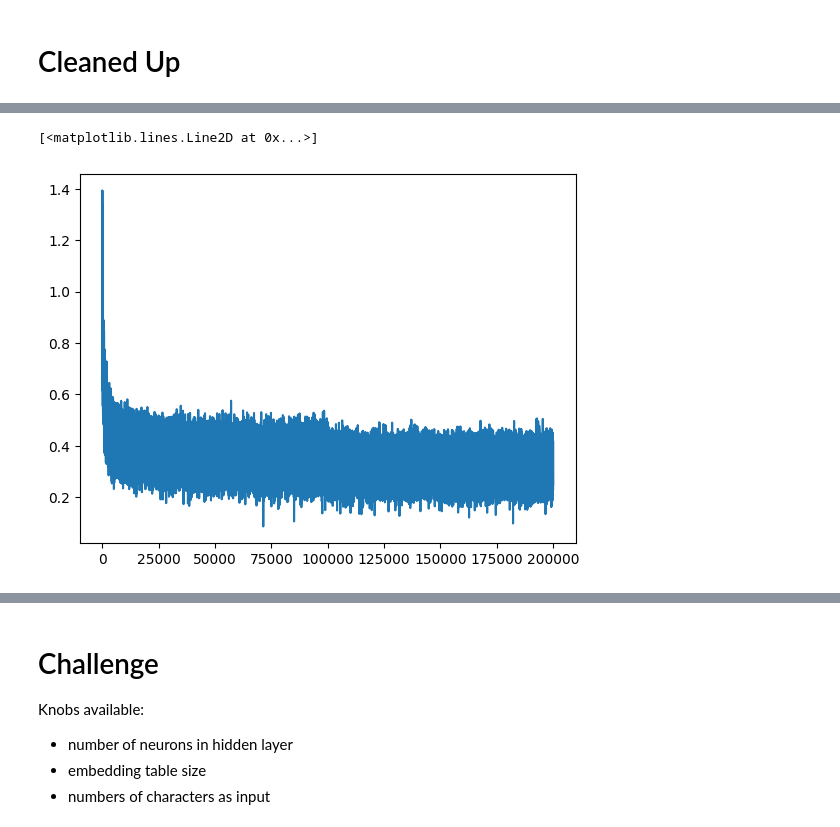
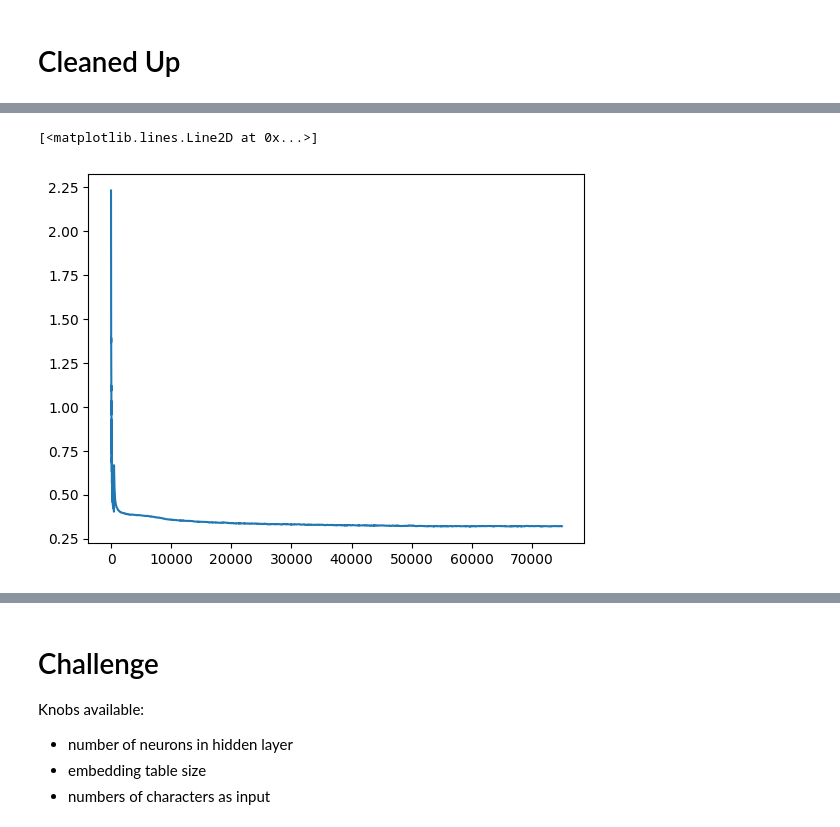
Before and after one commit to allenporter/karpathy-guides, a Jupyter notebook: makemore/makemore_mlp_pytorch.ipynb, the cells around one changed output, grey strips where cells are left out. Cells and saved outputs as stored; diff of their text form; code cells hidden in the pictures.

```diff
--- a/makemore/makemore_mlp_pytorch.ipynb
+++ b/makemore/makemore_mlp_pytorch.ipynb
@@ -70,7 +70,7 @@ random.shuffle(words)
 n1 = int(0.8*len(words))
 n2 = int(0.9*len(words))
 
-CONTEXT_SZ = 3
+CONTEXT_SZ = 5
 Xtr, Ytr = build_dataset(words[:n1], CONTEXT_SZ)
 Xdev, Ydev = build_dataset(words[n1:n2], CONTEXT_SZ)
 Xte, Yte = build_dataset(words[n2:], CONTEXT_SZ)
@@ -141,15 +167,18 @@ Xtr.shape, Ytr.shape
 # %% [markdown]
 # Cleaned Up
 # %%
-CONTEXT_SZ = 3
-EMBED_SZ = 10
-HIDDEN_LAYER_SZ = 200
+EMBED_SZ = 32
+HIDDEN_LAYER_SZ = 96
+OUTPUT_SZ = 27
 g = torch.Generator().manual_seed(2147483647)
 C = torch.randn((27, EMBED_SZ), generator=g)
+
 W1 = torch.randn((CONTEXT_SZ * EMBED_SZ, HIDDEN_LAYER_SZ), generator=g)
 b1 = torch.randn(HIDDEN_LAYER_SZ, generator=g)
-W2 = torch.randn((HIDDEN_LAYER_SZ, 27), generator=g)
-b2 = torch.randn(27, generator=g)
+
+W2 = torch.randn((HIDDEN_LAYER_SZ, OUTPUT_SZ), generator=g)
+b2 = torch.randn(OUTPUT_SZ, generator=g)
+
 parameters = [C, W1, b1, W2, b2]
 # %%
 # Total number of parameters
@@ -162,10 +192,8 @@ for p in parameters:
 # %%
 # It doesn't make sense to step through the learning rate linearly. Instead, we'll
 # step through the exponents linearly.
-lre = torch.linspace(-3, 0, steps=1000)
+lre = torch.cat([-1 * torch.ones(100000), torch.linspace(-1, -5, steps=50000)])
 lrs = 10**lre
 
-
-lri = []
-lossi = []
-stepi = []
+#lrs = [0.1] * 90000 + [0.01] * 50000
+plt.plot(range(0, len(lrs)), lrs)
@@ -172 +203,13 @@ stepi = []
+# %%
+from torch import nn
+
+relu = nn.ReLU()
+
+def tanh_activation(x):
+    return torch.tanh(x)
+
+def relu_activation(x):
+    return relu(x)
+
+activation = relu_activation
 # %%
@@ -202,7 +271,7 @@ print(loss.item())
 # %%
-plt.plot(stepi, lossi)
+plt.plot(stepi, loglossiavg)
 # %% [output]
 [<matplotlib.lines.Line2D at 0x...>]
-[figure, old version]
+[figure, new version]
 # %%
 # Loss on training set
```
Also changed, not shown: parts of 21 cells of this notebook, 1 other file.
